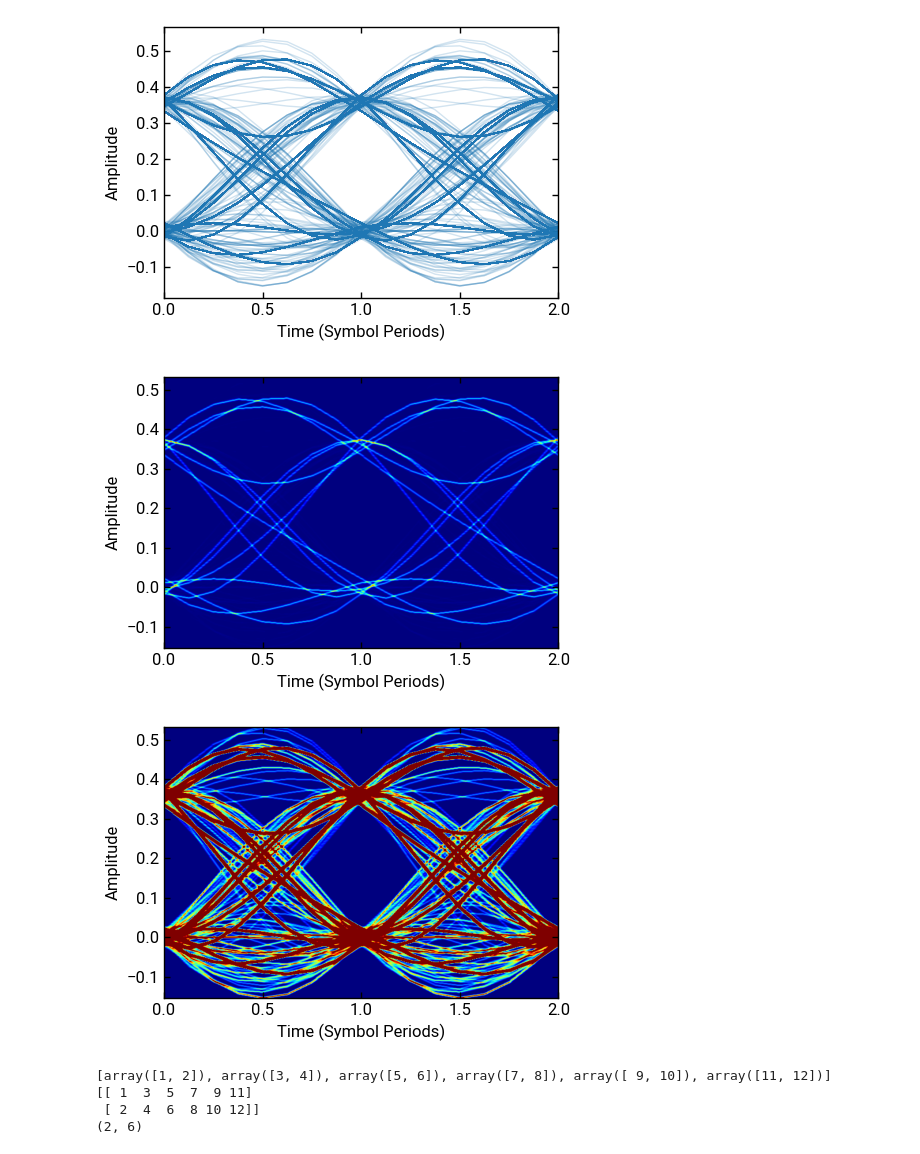
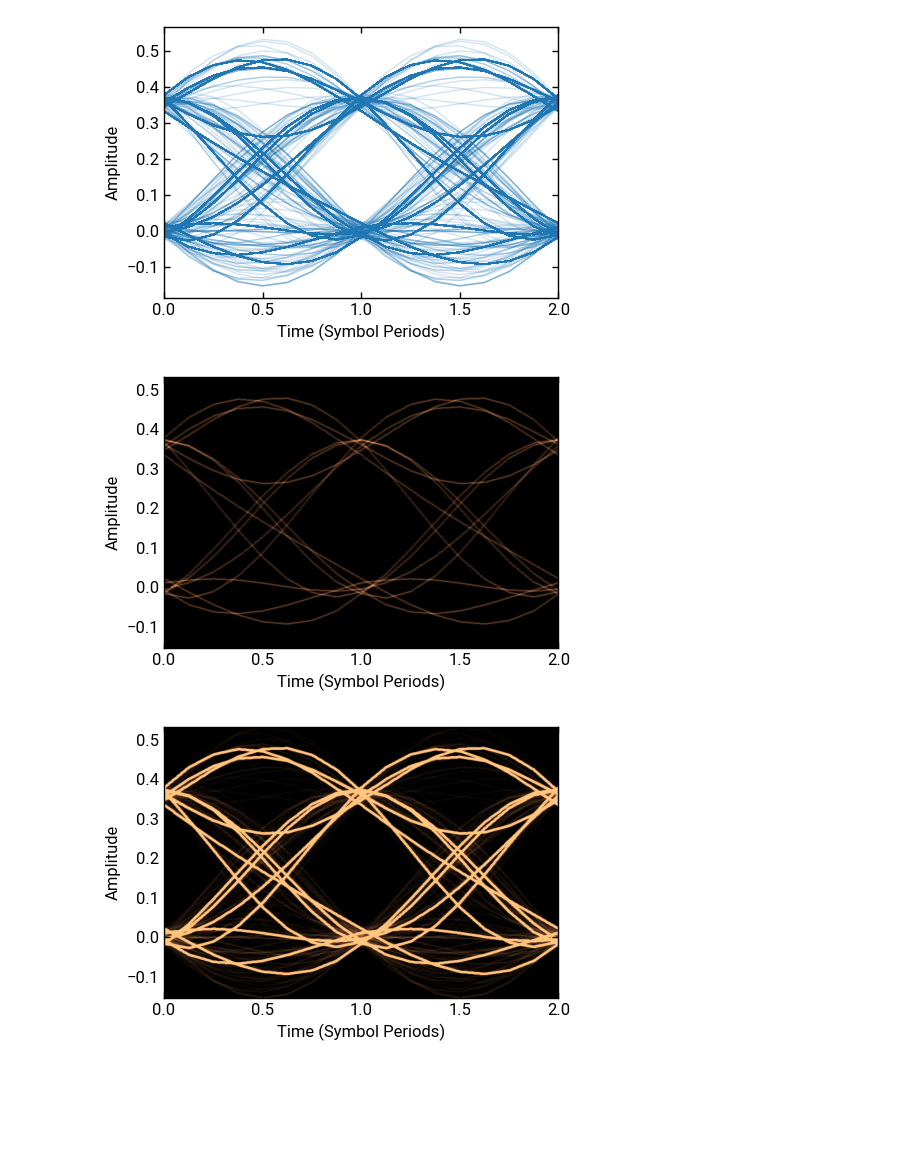
Before and after one commit to lokgar/commstools, a Jupyter notebook: examples/00-basics.ipynb, the cells around one changed output. Cells and saved outputs as stored; diff of their text form; code cells hidden in the pictures; blank space fills up the shorter version.

```diff
--- a/examples/00-basics.ipynb
+++ b/examples/00-basics.ipynb
@@ -53,28 +56,9 @@ sig_rrc = ook(bits, pulse_shape="rrc", rolloff=0.1, span=10)
 # %%
 sig_rrc.plot_eye()
-sig_rrc.plot_eye(plot_type="2d")
-sig_rrc.plot_eye(plot_type="2d", vmax=0.01)
+sig_rrc.plot_eye(plot_type="hist")
+sig_rrc.plot_eye(plot_type="hist", vmax=0.06)
 plt.show()
 # %% [output]
 [figure]
-[figure, old version]
+[figure, new version]
-[figure, old version]
+[figure, new version]
-# %%
-a = [1, 2, 3, 4, 5, 6, 7, 8, 9, 10, 11, 12]
-b = [2, 2, 2]
-
-a = np.array(a)
-
-lll = []
-ind = np.arange(0, 12, 2)
-for i in ind:
-    lll.append(a[i : i + 2])
-
-print(lll)
-print(np.stack(lll, axis=1))
-print(np.stack(lll, axis=1).shape)
-# %% [output]
-[array([1, 2]), array([3, 4]), array([5, 6]), array([7, 8]), array([ 9, 10]), array([11, 12])]
-[[ 1  3  5  7  9 11]
- [ 2  4  6  8 10 12]]
-(2, 6)
```
Also changed, not shown: parts of 5 cells of this notebook, 1 other file.
